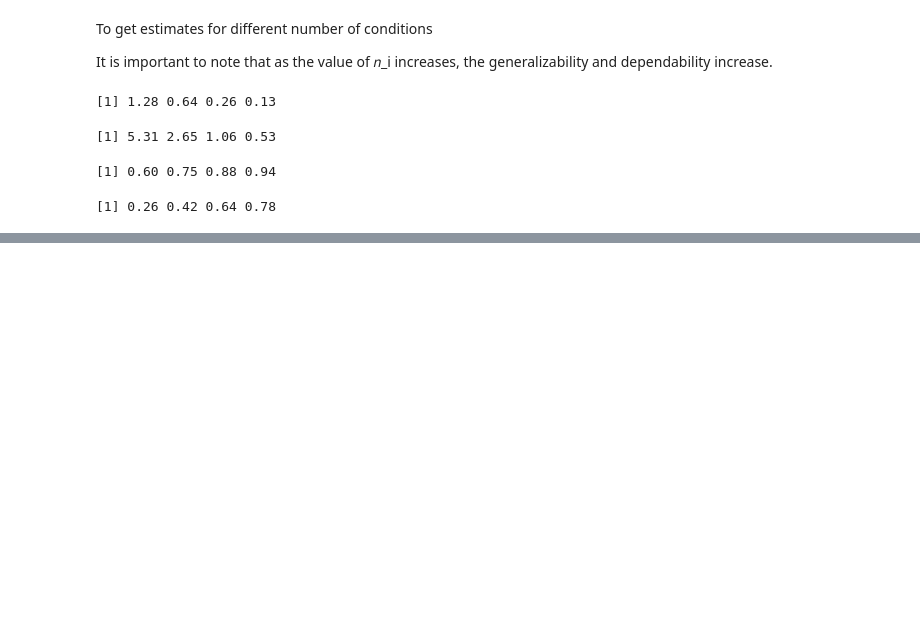
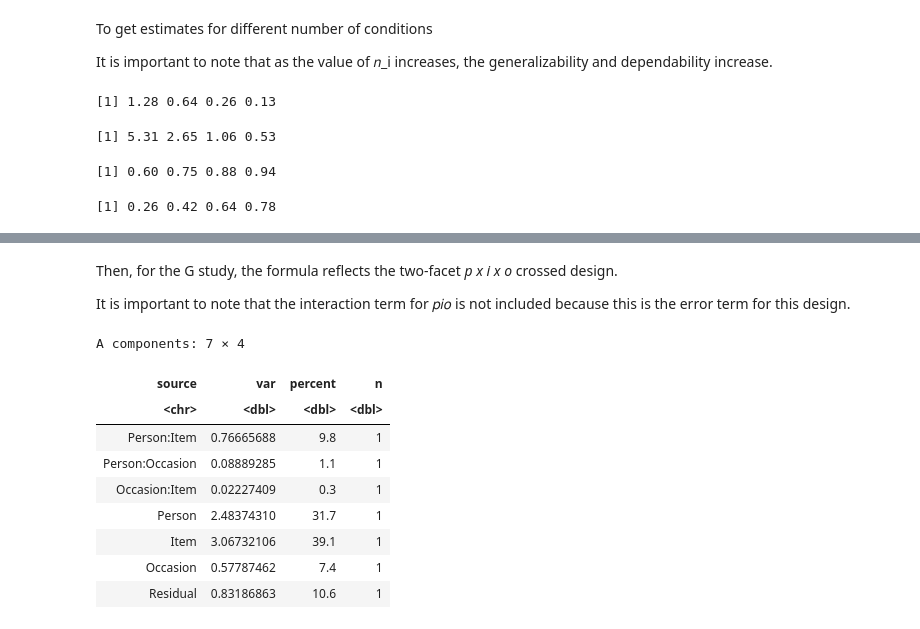
Before and after one commit to armacintosh/Tutorials, a Jupyter notebook: GTheoryPractice.ipynb, the cells around one changed output, grey strips where cells are left out. Saved outputs shown, nothing was run; the diff lists cells and outputs as text; code cells hidden in the pictures; blank space fills up the shorter version.

```diff
--- a/GTheoryPractice.ipynb
+++ b/GTheoryPractice.ipynb
@@ -178,0 +193,19 @@ The variance in a two-facet *p x i x O* design can be attributed to the seven va
+# %% [markdown]
+Then, for the G study, the formula reflects the two-facet *p x i x o* crossed design.
+
+It is important to note that the interaction term for 𝑝𝑖𝑜 is not included because this is the error term for this design.
+# %%
+formula2 <- Score ~(1|Person)+(1|Item)+(1|Occasion) + (1|Person:Item) + (1|Person:Occasion) + (1|Occasion:Item)
+g2 <- gstudy(data = pio_cross_dat,formula2)
+g2$components
+# %% [output]
+A components: 7 × 4
+| source | var | percent | n |
+| <chr> | <dbl> | <dbl> | <dbl> |
+| Person:Item | 0.76665688 | 9.8 | 1 |
+| Person:Occasion | 0.08889285 | 1.1 | 1 |
+| Occasion:Item | 0.02227409 | 0.3 | 1 |
+| Person | 2.48374310 | 31.7 | 1 |
+| Item | 3.06732106 | 39.1 | 1 |
+| Occasion | 0.57787462 | 7.4 | 1 |
+| Residual | 0.83186863 | 10.6 | 1 |
```
Also changed, not shown: parts of 29 cells of this notebook.
